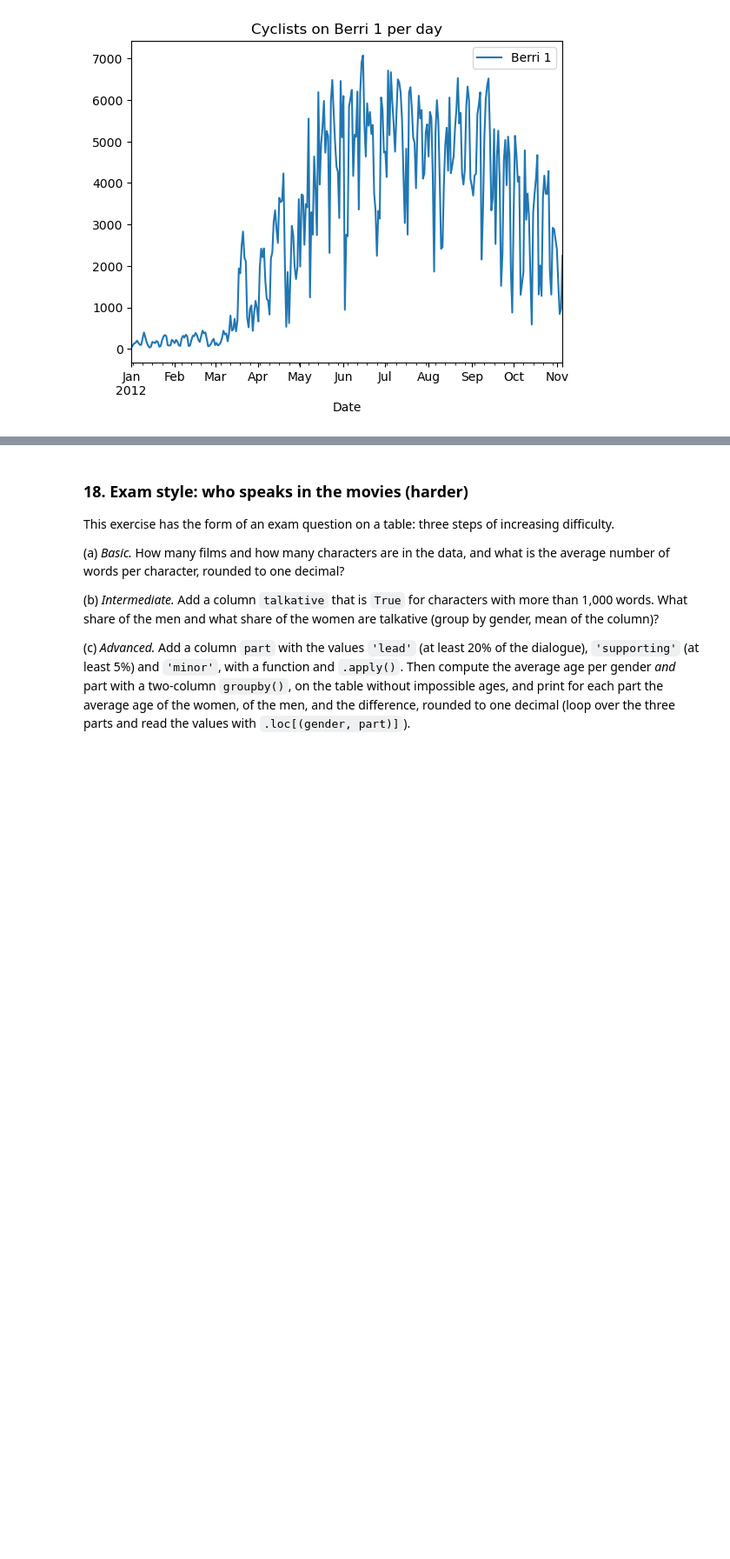
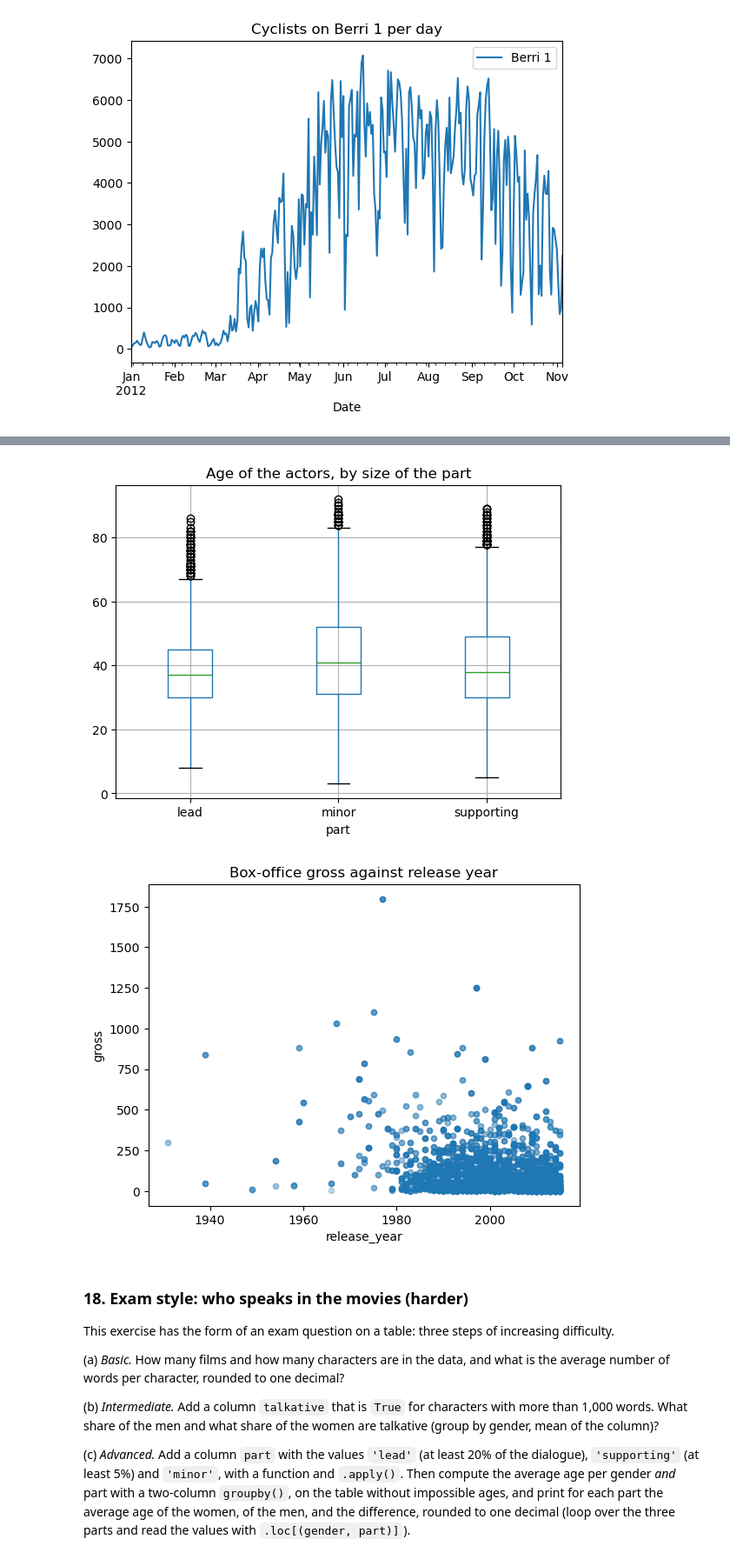
Before and after one commit to LemmensJens/dtaantwerp26-27.github.io, a Jupyter notebook: exercises/solutions/13_SOL_Pandas.ipynb, the cells around one changed output, grey strips where cells are left out. Shown at 87% size. Drawn from its saved outputs; the diff is of its cells as text; code cells hidden in the pictures; blank space fills up the shorter version.

```diff
--- a/exercises/solutions/13_SOL_Pandas.ipynb
+++ b/exercises/solutions/13_SOL_Pandas.ipynb
@@ -378,3 +363,28 @@ plt.show()
+# %%
+def part_size(proportion):
+    if proportion >= 0.2:
+        return 'lead'
+    if proportion >= 0.05:
+        return 'supporting'
+    return 'minor'
+
+df['part'] = df['proportion_of_dialogue'].apply(part_size)
+clean = df[df['age'] < 100]
+
+clean.boxplot(column='age', by='part')
+plt.title('Age of the actors, by size of the part')
+plt.suptitle('')
+plt.show()
+
+df.plot(kind='scatter', x='release_year', y='gross', alpha=0.1)
+plt.title('Box-office gross against release year')
+plt.show()
+# Leads are cast younger than supporting and minor characters (the whole box sits lower).
+# The gross is not higher for recent films; the very high values are spread over the decades,
+# and the dense band of low grosses only gets denser because there are more recent films.
+# %% [output]
+[figure, added]
+[figure, added]
 # %% [markdown]
 ### 18. Exam style: who speaks in the movies (harder)
 
```
Also changed, not shown: parts of 5 cells of this notebook, 4 other files.
